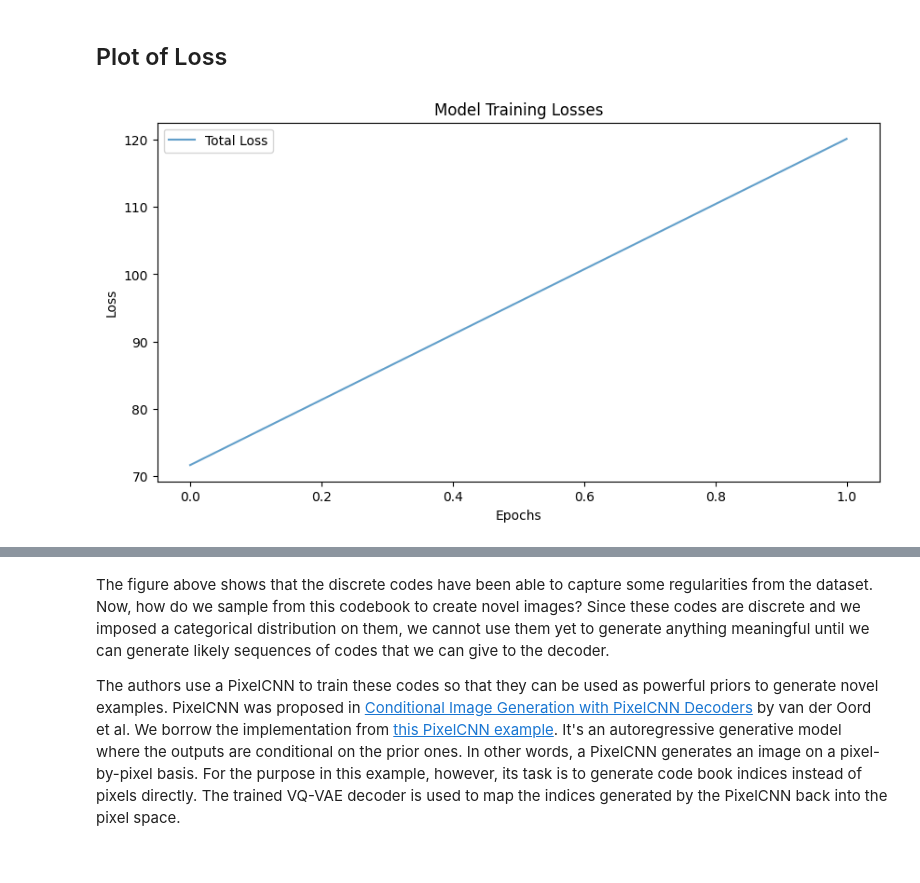
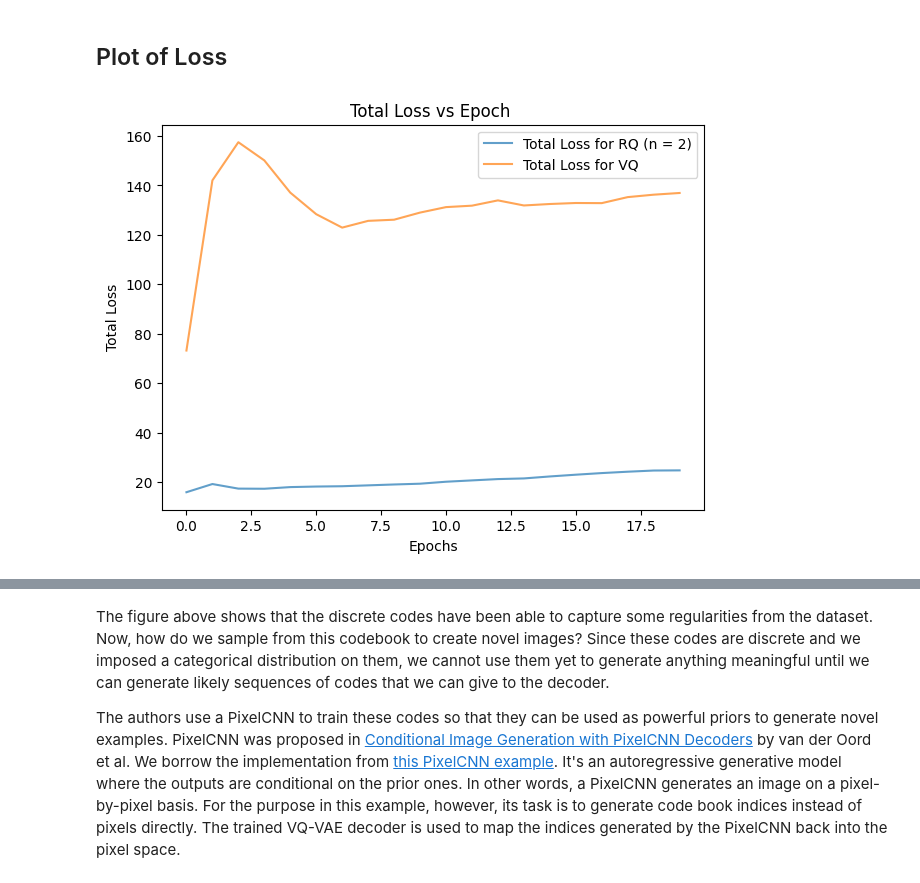
Before and after one commit to mibrahim76112/Project_GENAI, a Jupyter notebook: RQ_with_EMA.ipynb, the cells around one changed output, grey strips where cells are left out. Cells and saved outputs as stored; diff of their text form; code cells hidden in the pictures.

```diff
--- a/RQ_with_EMA.ipynb
+++ b/RQ_with_EMA.ipynb
@@ -430,21 +443,25 @@ np.save("total_loss_woEMA.npy", history.history["loss"])
-# %%
-import matplotlib.pyplot as plt
-
-# Assuming history object has been trained and you want to plot total_loss
-total_loss = history.history["loss"]  # Replace with the correct loss name if necessary
-#reconstruction_loss = history.history["reconstruction_loss"]  # Replace with actual name if available
-#rvqvae_loss = history.history["rvqvae_loss"]  # Replace with actual name if available
-
-# Plotting
-plt.figure(figsize=(10, 5))
-plt.plot(total_loss, label="Total Loss", alpha=0.7)
-#plt.plot(reconstruction_loss, label="Reconstruction Loss", alpha=0.7)
-#plt.plot(rvqvae_loss, label="RVQ-VAE Loss", alpha=0.7)
-
-plt.xlabel("Epochs")
-plt.ylabel("Loss")
-plt.title("Model Training Losses")
-plt.legend()
-plt.show()
-# %% [output]
-[figure, removed]
+# %%
+import numpy as np
+import matplotlib.pyplot as plt
+
+# Load the loss values from the .npy files
+loss1 = np.load('total_loss_EMA_n2.npy')  # Replace with the path to your first loss .npy file
+loss2 = np.load('total_loss_EMA.npy')  # Replace with the path to your second loss .npy file
+
+# If you want to plot against epochs, assuming the loss arrays correspond to the number of epochs:
+epochs = np.arange(len(loss1))  # Assuming the length of loss arrays corresponds to number of epochs
+
+# Plotting the losses
+plt.figure(figsize=(7, 5))
+
+plt.plot(epochs, loss1, label="Total Loss for RQ (n = 2)", alpha=0.7)
+plt.plot(epochs, loss2, label="Total Loss for VQ", alpha=0.7)
+
+plt.xlabel("Epochs")
+plt.ylabel("Total Loss")
+plt.title(f"Total Loss vs Epoch ")
+
+plt.legend()
+plt.show()
+# %% [output]
+[figure, added]
```
Also changed, not shown: parts of 16 cells of this notebook, 11 other files.
